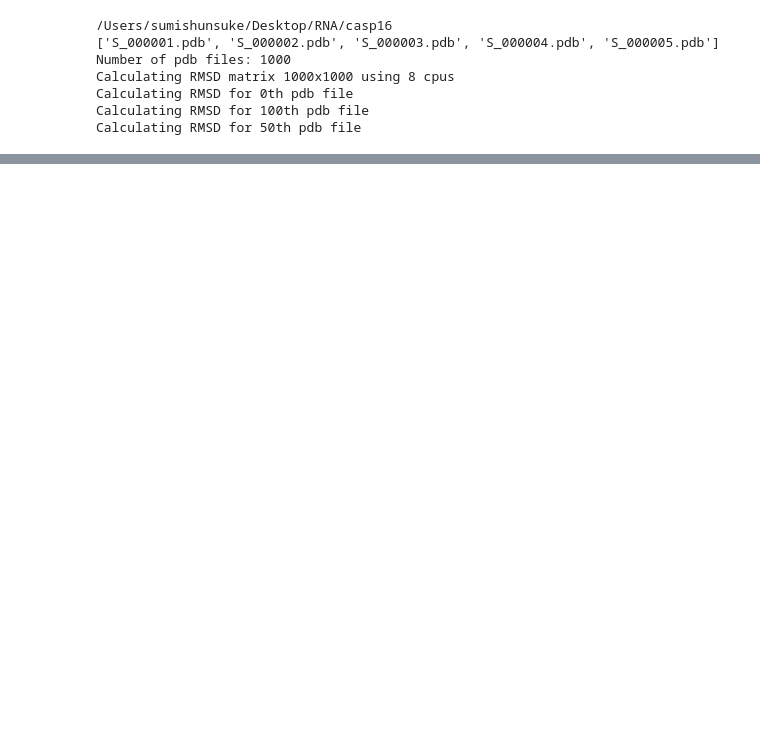
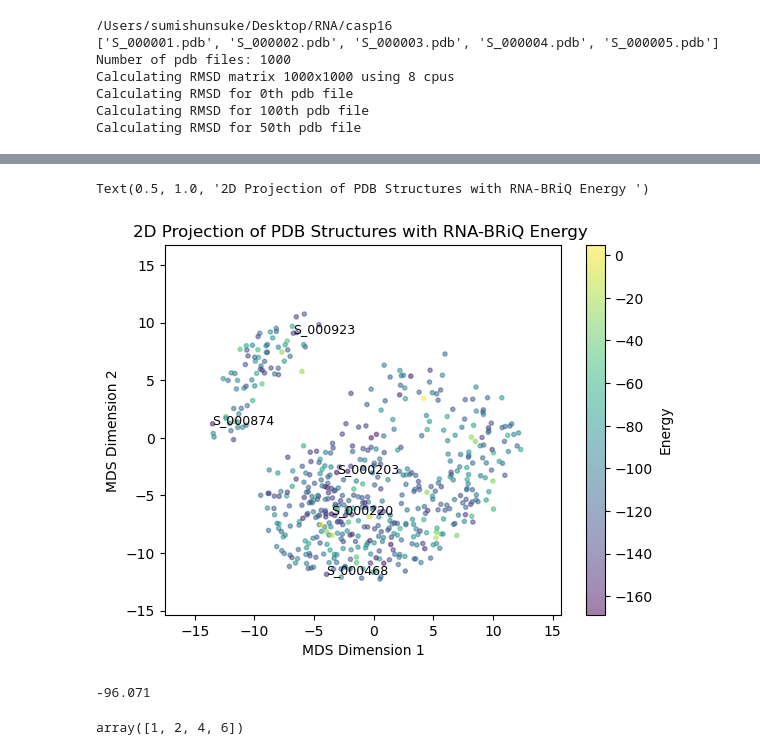
Before and after one commit to Shunsuke-1994/casp16, a Jupyter notebook: notebooks/R1209.ipynb, the cells around one changed output, grey strips where cells are left out. Saved outputs shown, nothing was run; the diff lists cells and outputs as text; code cells hidden in the pictures; blank space fills up the shorter version.

```diff
--- a/notebooks/R1209.ipynb
+++ b/notebooks/R1209.ipynb
@@ -141,0 +155,12 @@ plt.imshow(arr, cmap="viridis")
+# %%
+briq_out_files = !ls {pdb_dir}/*out
+
+
+energies_briq = {}
+for f in briq_out_files:
+    with open(f) as fh:
+        lines = fh.readlines()
+    pdb = f.replace(".briq.out", "").replace(".pdb", "").split("/")[-1]
+    energies_briq[pdb] = float(lines[-1].strip().replace("Energy: ", ""))
+
+energies_briq["S_000001"]
@@ -141,0 +202,45 @@ plt.imshow(arr, cmap="viridis")
+# %%
+# embed with energy of cluster non-1
+import os
+
+plt.figure()
+idx_non_minus1 = np.where(clustering.labels_ != -1)[0]
+plt.scatter(coords[idx_non_minus1, 0], coords[idx_non_minus1, 1],
+            c=[energies[f"S_{str(i+1).zfill(6)}"] for i in idx_non_minus1],
+            marker=".", cmap="viridis", alpha=0.5
+            )
+
+for i in range(1000):
+    pdb = f"S_{str(i+1).zfill(6)}"
+    if pdb in ["S_000874", "S_000923", "S_000203", "S_000220", "S_000468"]:
+        plt.text(coords[i, 0], coords[i, 1], pdb, fontsize=9)
+
+
+
+plt.colorbar(label="Energy")
+
+plt.xlim(min(coords[:, 0])-2, max(coords[:, 0])+2)
+plt.ylim(min(coords[:, 1])-2, max(coords[:, 1])+2)
+plt.xlabel('MDS Dimension 1')
+plt.ylabel('MDS Dimension 2')
+plt.title(f'2D Projection of PDB Structures with RNA-BRiQ Energy ')
+# %% [output]
+Text(0.5, 1.0, '2D Projection of PDB Structures with RNA-BRiQ Energy ')
+[figure, added]
+# %%
+import pandas as pd
+df_farfar = pd.read_csv("datasets/casp16/R1209/pdb/R1209_FARFAR2_scores.csv")
+df_farfar = df_farfar[["description", "score"]]
+# print(df_farfar.head(2))
+
+energies_farfar = {}
+for i, f in df_farfar.iterrows():
+    energies_farfar[str(f["description"])] = float(f["score"])
+
+energies_farfar["S_000002"]
+# %% [output]
+-96.071
+# %%
+idx_non_minus1[:4]
+# %% [output]
+array([1, 2, 4, 6])
```
Also changed, not shown: parts of 16 cells of this notebook, 1 other file.
